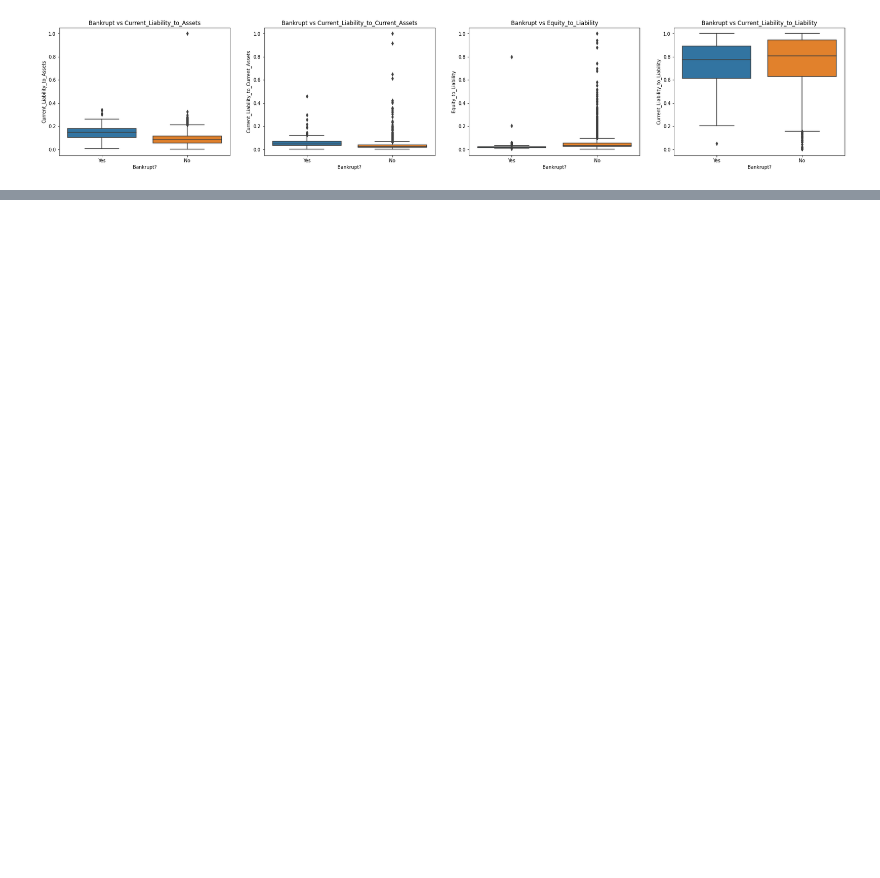
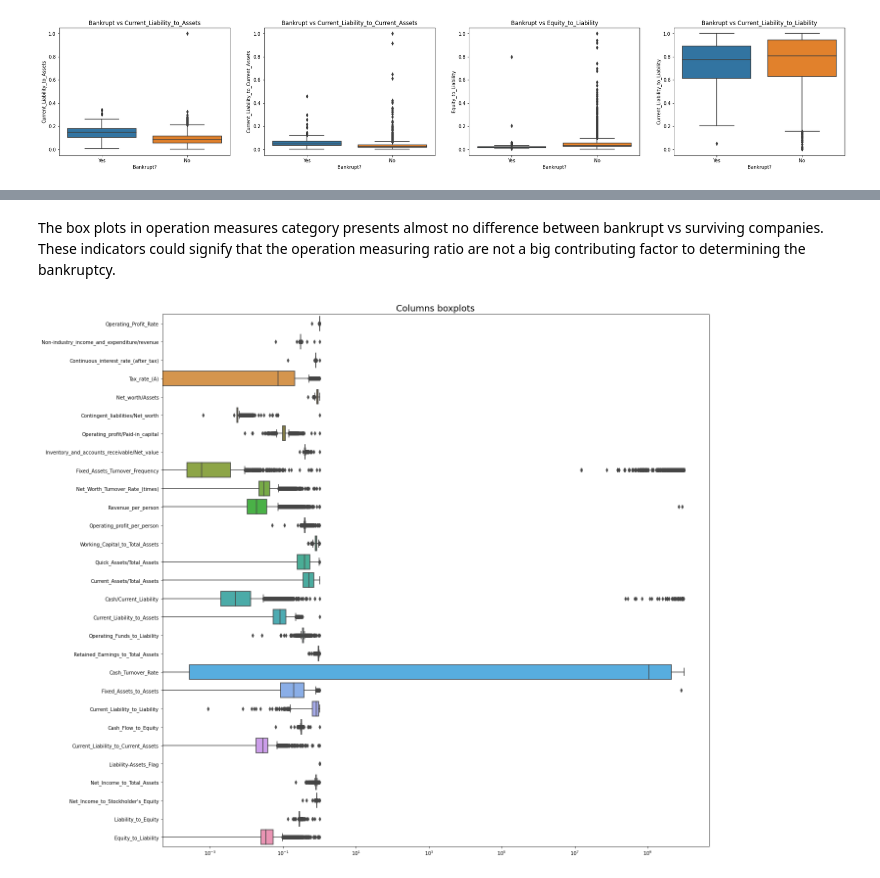
Before and after one commit to Sperodvd/Predicting-Company-bankruptcy-based-on-Financial-and-Economic-ratios, a Jupyter notebook: Final documents/2. Exploratory Data Analysis.ipynb, the cells around one changed output, grey strips where cells are left out. Saved outputs shown, nothing was run; the diff lists cells and outputs as text; code cells hidden in the pictures; blank space fills up the shorter version.

```diff
--- a/Final documents/2. Exploratory Data Analysis.ipynb
+++ b/Final documents/2. Exploratory Data Analysis.ipynb
@@ -220,0 +310,10 @@ axs[3].set_title('Bankrupt vs Cash_Flow_to_Equity');
+# %% [markdown]
+The box plots in operation measures category presents almost no difference between bankrupt vs surviving companies. These indicators could signify that the operation measuring ratio are not a big contributing factor to determining the bankruptcy.
+# %%
+plt.figure(figsize=(20,20))
+ax = sns.boxplot(data=cat_data, orient="h")
+ax.set_title('Columns boxplots',fontsize=18)
+ax.set(xscale='log')
+plt.show()
+# %% [output]
+[figure, added]
```
Also changed, not shown: parts of 19 cells of this notebook.
